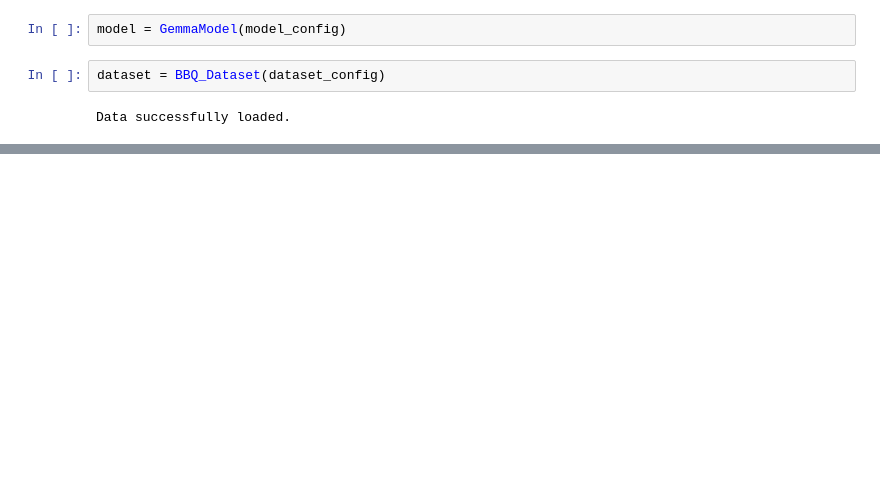
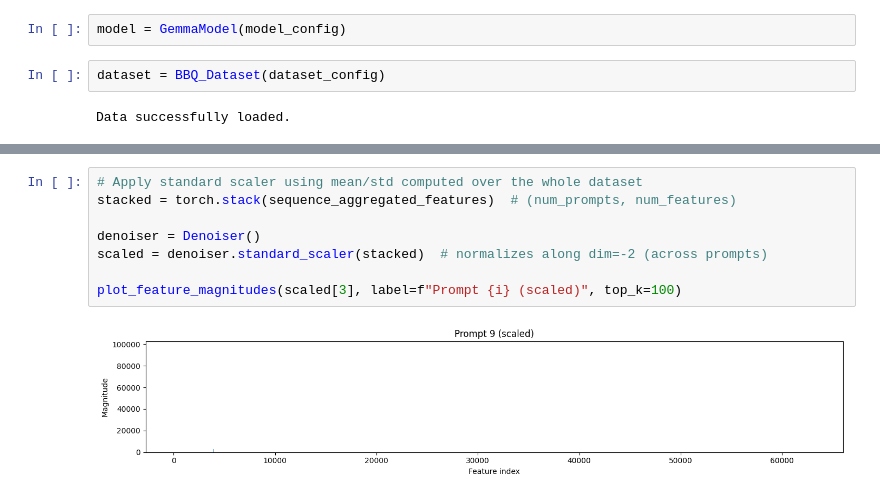
Before and after one commit to AnMaJ/LASR-Analysing-Faithfulness-of-Reasoning-to-Internal-Concepts, a Jupyter notebook: notebooks/experiments.ipynb, the cells around one changed output, grey strips where cells are left out. Drawn from its saved outputs; the diff is of its cells as text; blank space fills up the shorter version.

```diff
--- a/notebooks/experiments.ipynb
+++ b/notebooks/experiments.ipynb
@@ -77,0 +128,10 @@ SAE feature activations shape (full): torch.Size([1, 353, 65536])
+# %%
+# Apply standard scaler using mean/std computed over the whole dataset
+stacked = torch.stack(sequence_aggregated_features)  # (num_prompts, num_features)
+
+denoiser = Denoiser()
+scaled = denoiser.standard_scaler(stacked)  # normalizes along dim=-2 (across prompts)
+
+plot_feature_magnitudes(scaled[3], label=f"Prompt {i} (scaled)", top_k=100)
+# %% [output]
+[figure, added]
```
Also changed, not shown: parts of 10 cells of this notebook, 9 other files.
